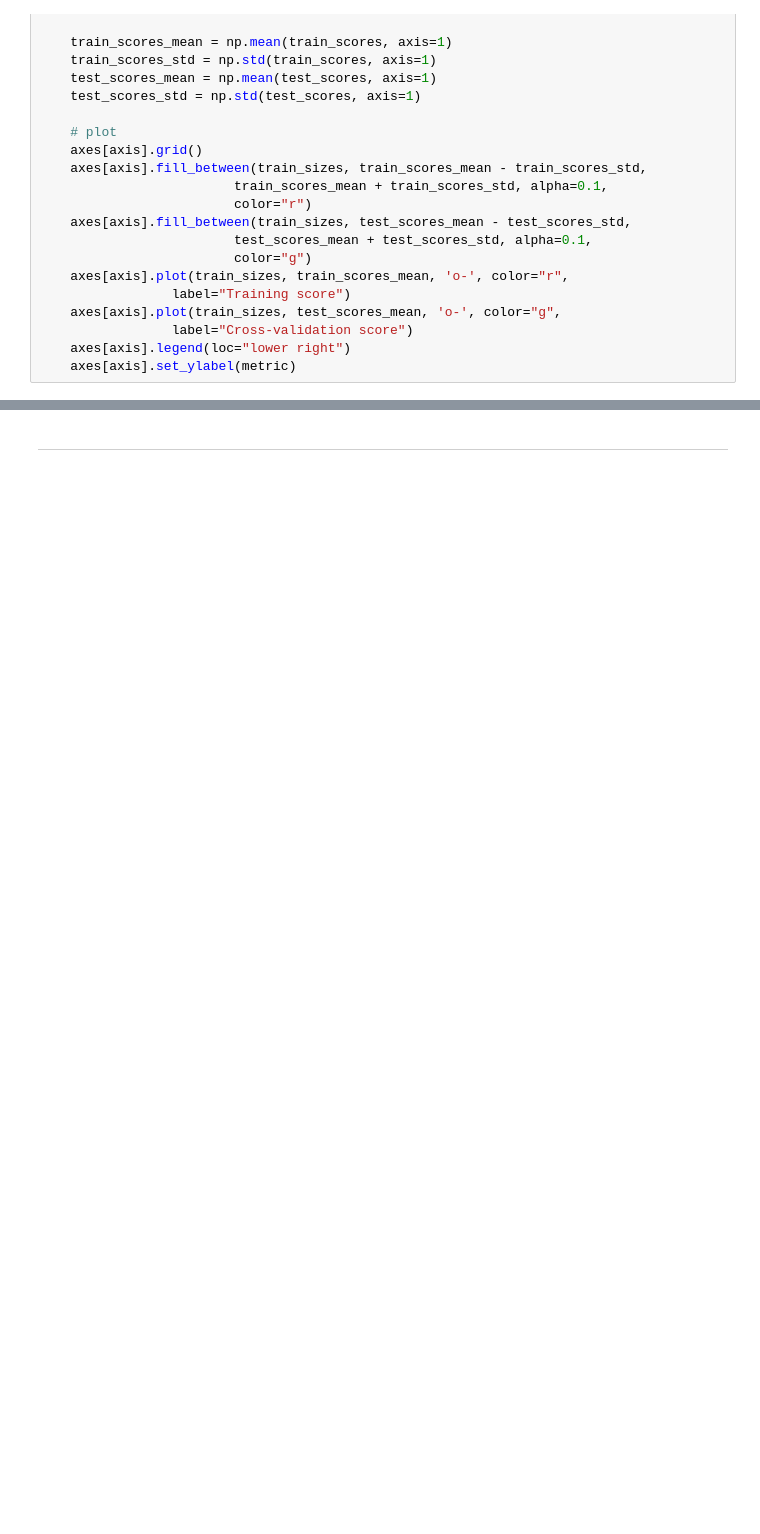
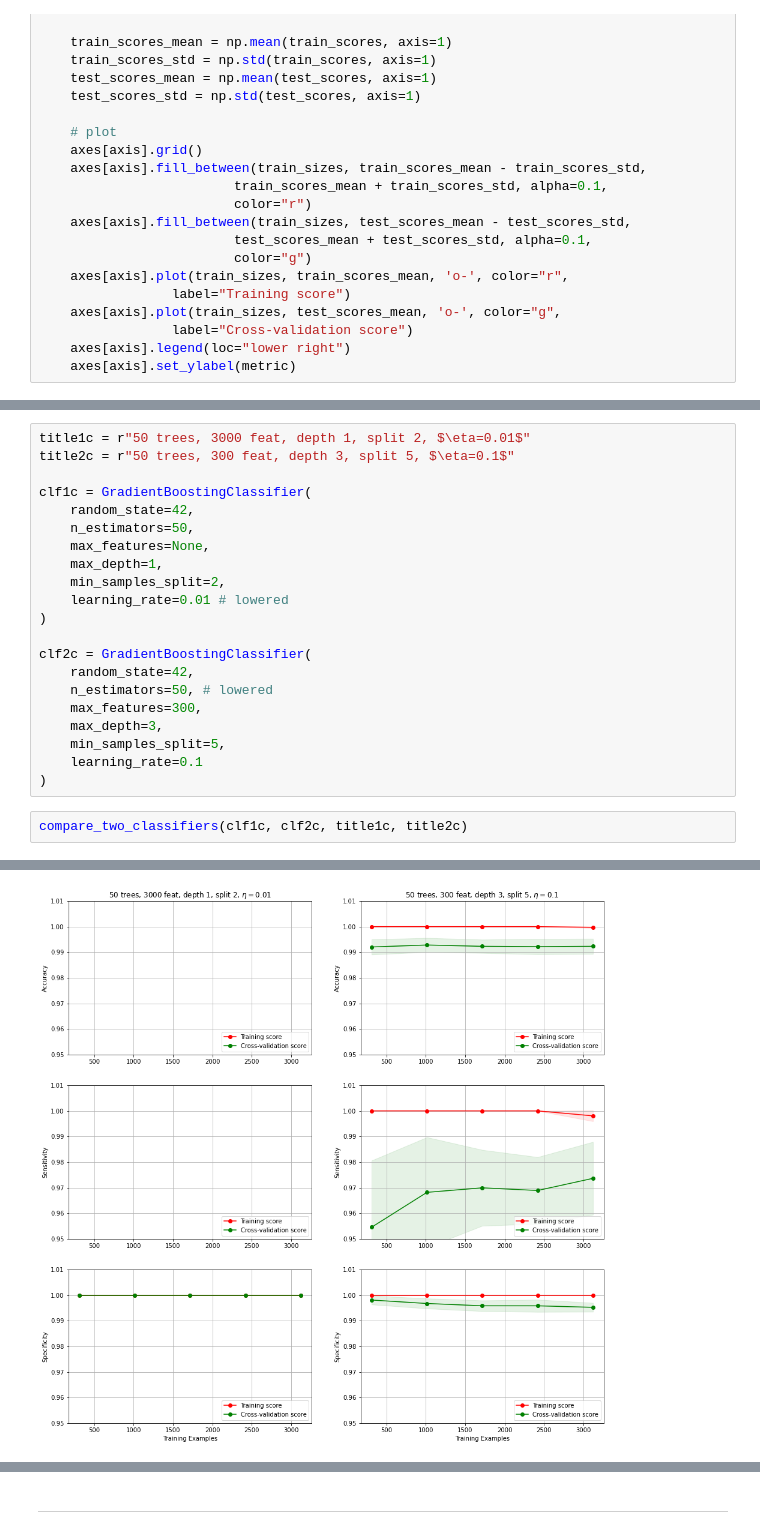
Before and after one commit to BigBangData/NaturalLanguageProcessing, a Jupyter notebook: TextAnalyticsWithR/25_LearningCurves_1.ipynb, the cells around one changed output, grey strips where cells are left out. Drawn from its saved outputs; the diff is of its cells as text; blank space fills up the shorter version.

```diff
--- a/TextAnalyticsWithR/25_LearningCurves_1.ipynb
+++ b/TextAnalyticsWithR/25_LearningCurves_1.ipynb
@@ -227,0 +232,24 @@ Elapsed: 13 m 29 s
+# %%
+title1c = r"50 trees, 3000 feat, depth 1, split 2, $\eta=0.01$"
+title2c = r"50 trees, 300 feat, depth 3, split 5, $\eta=0.1$"
+
+clf1c = GradientBoostingClassifier(
+    random_state=42,
+    n_estimators=50,
+    max_features=None,
+    max_depth=1,
+    min_samples_split=2,
+    learning_rate=0.01 # lowered
+)
+
+clf2c = GradientBoostingClassifier(
+    random_state=42,
+    n_estimators=50, # lowered
+    max_features=300,
+    max_depth=3,
+    min_samples_split=5,
+    learning_rate=0.1
+)
+# %%
+compare_two_classifiers(clf1c, clf2c, title1c, title2c)
+# %% [output]
@@ -227,0 +257 @@ Elapsed: 13 m 29 s
+[figure, added]
```
Also changed, not shown: parts of 39 cells of this notebook, 1 other file.
